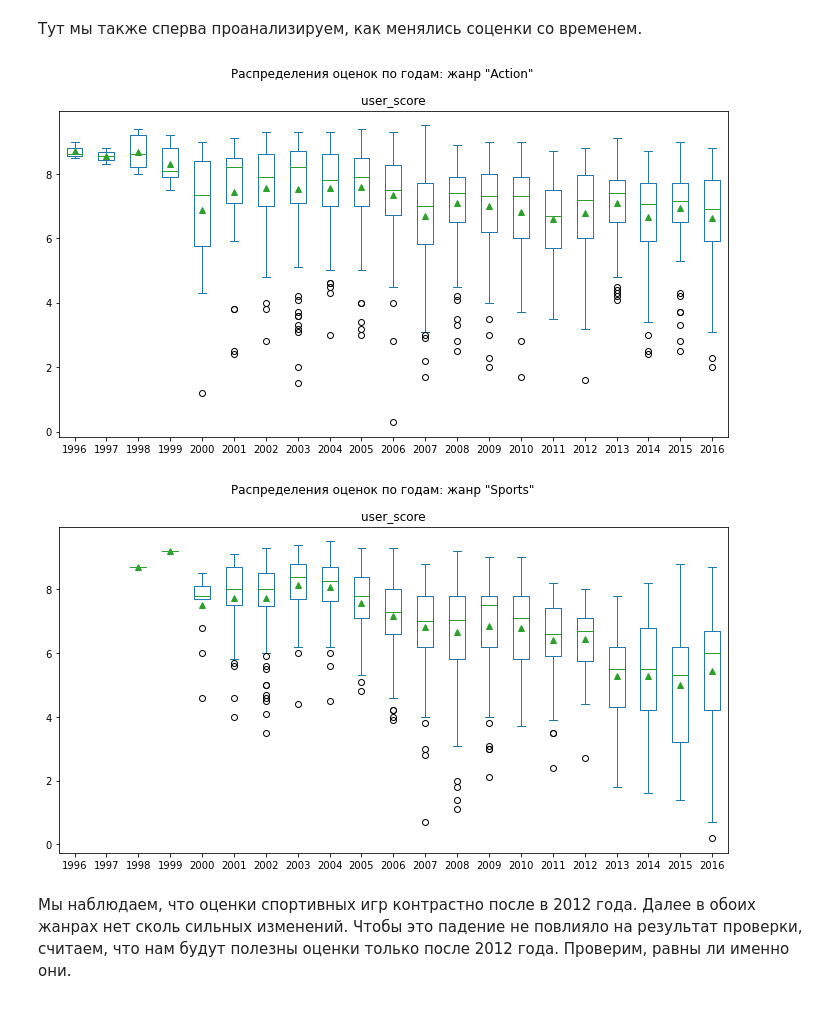
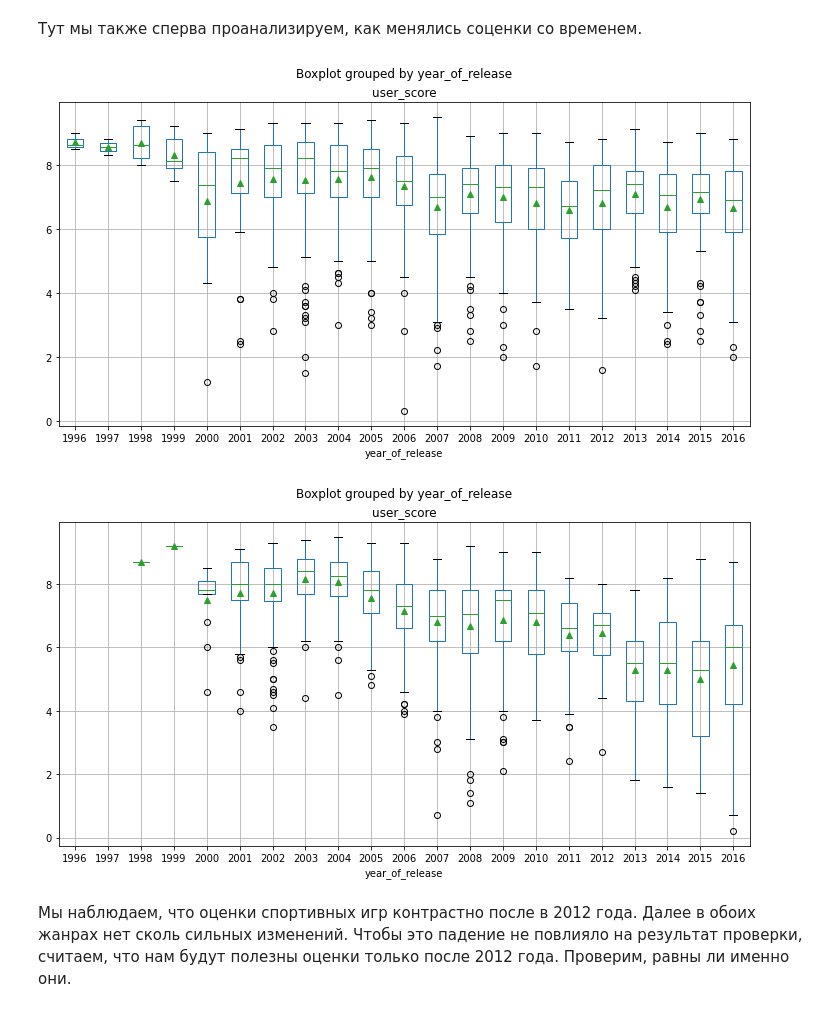
Before and after one commit to okeangel/da_portfolio, a Jupyter notebook: portfolio/week_10_combined/game_store_v1.ipynb, the cells around one changed output. Cells and saved outputs as stored; diff of their text form; code cells hidden in the pictures.

```diff
--- a/portfolio/week_10_combined/game_store_v1.ipynb
+++ b/portfolio/week_10_combined/game_store_v1.ipynb
@@ -826,19 +823,17 @@ P-value = 0.14759594013430463
 # %% [markdown]
 Тут мы также сперва проанализируем, как менялись соценки со временем.
 # %%
-games[(games['genre'] == 'Action') & (games['year_of_release'] > 1995)].plot(
-    kind='box', by='year_of_release', column='user_score', figsize=FIGSIZE,  showmeans=True,
-    title='Распределения оценок по годам: жанр "Action"'
+games[(games['genre'] == 'Action') & (games['year_of_release'] > 1995)].boxplot(
+    by='year_of_release', column='user_score', figsize=FIGSIZE, showmeans=True,
 ); plt.show()
 # %% [output]
-[figure, old version]
+[figure, new version]
 # %%
-games[(games['genre'] == 'Sports') & (games['year_of_release'] > 1995)].plot(
-    kind='box', by='year_of_release', column='user_score', figsize=FIGSIZE,  showmeans=True,
-    title='Распределения оценок по годам: жанр "Sports"'
+games[(games['genre'] == 'Sports') & (games['year_of_release'] > 1995)].boxplot(
+    by='year_of_release', column='user_score', figsize=FIGSIZE,  showmeans=True,
 ); plt.show()
 # %% [output]
-[figure, old version]
+[figure, new version]
 # %% [markdown]
 Мы наблюдаем, что оценки спортивных игр контрастно после в 2012 года. Далее в обоих жанрах нет сколь сильных изменений. Чтобы это падение не повлияло на результат проверки, считаем, что нам будут полезны оценки только после 2012 года. Проверим, равны ли именно они.
 # %%
```
Also changed, not shown: parts of 10 cells of this notebook.
